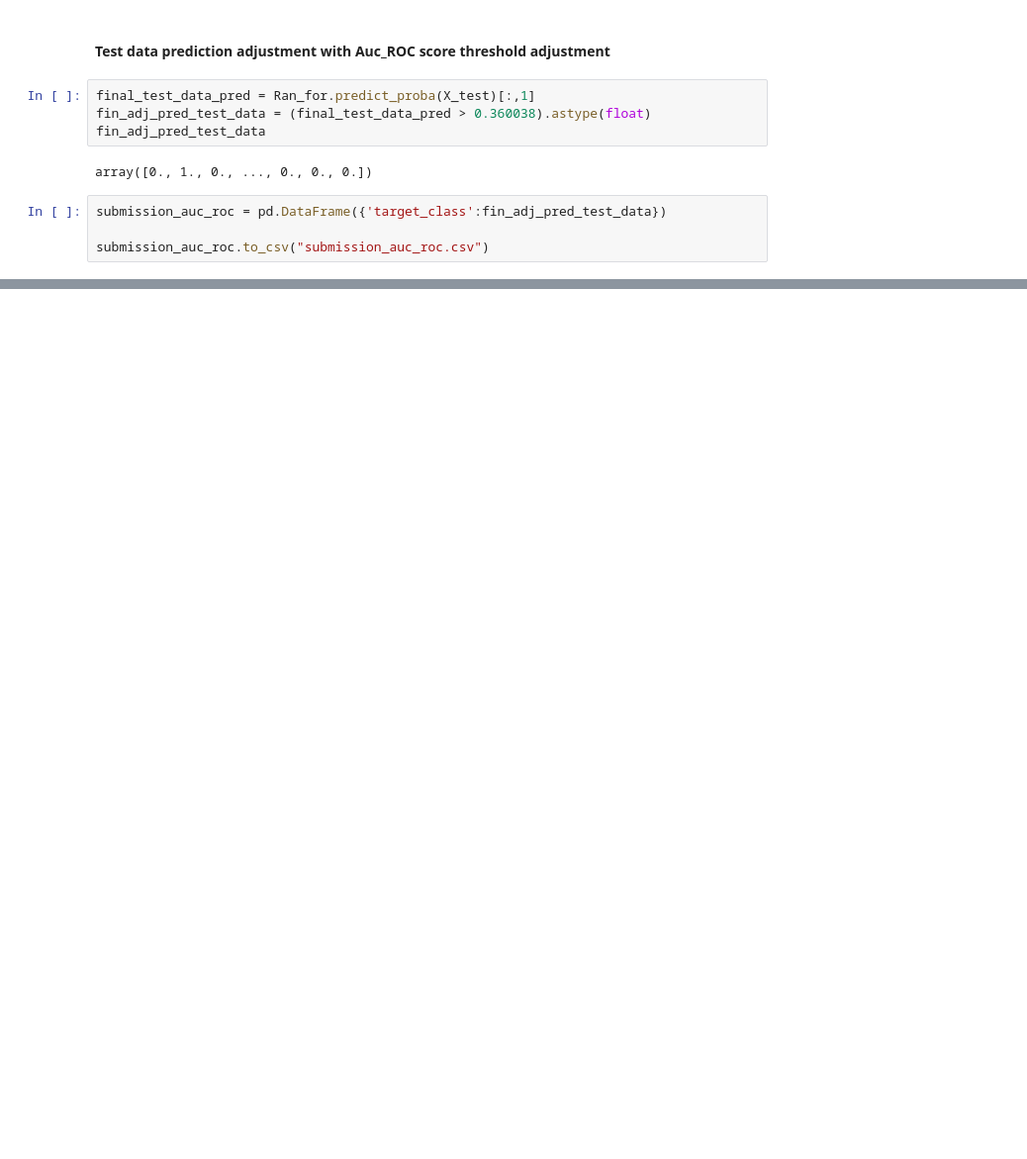
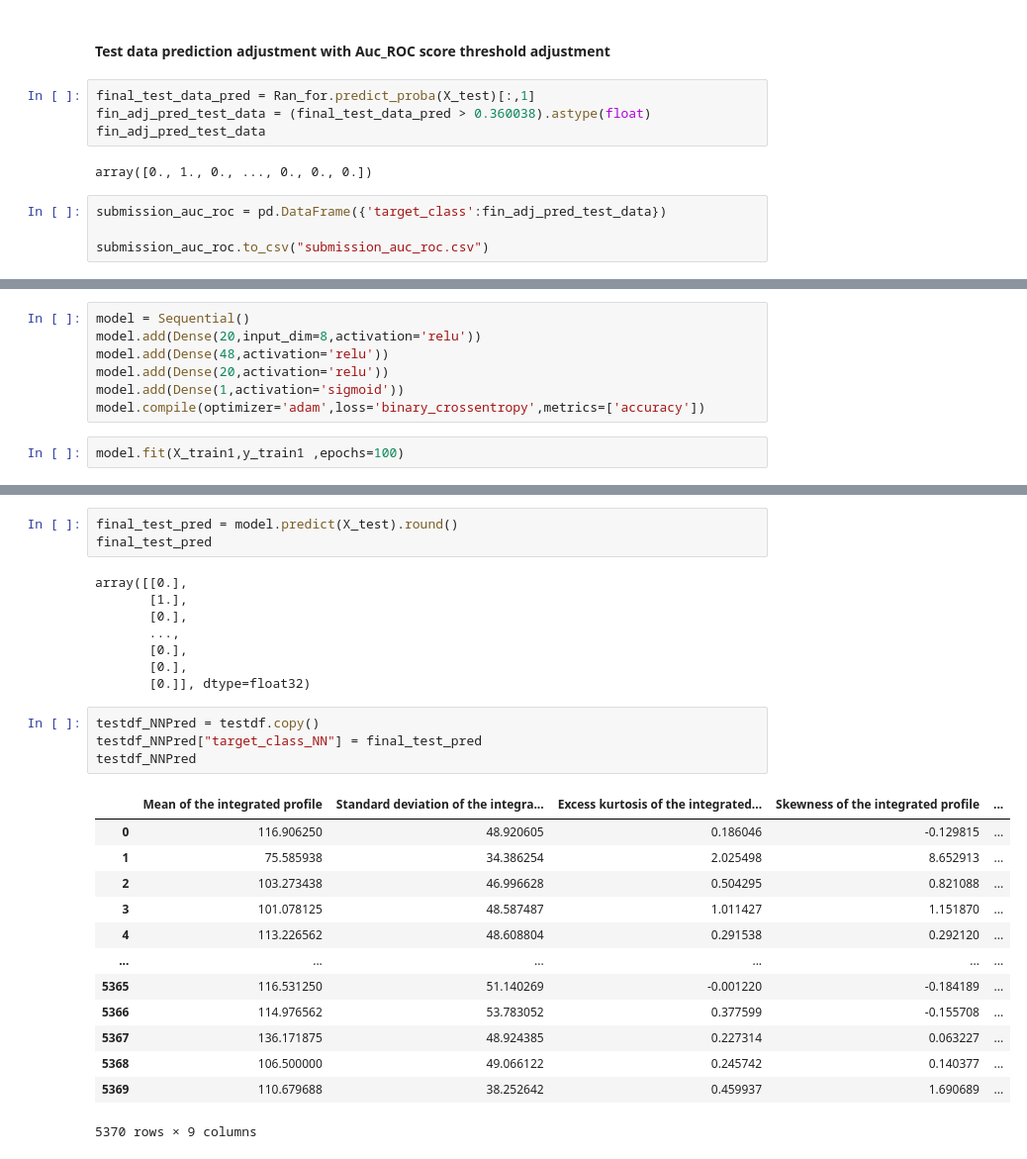
Before and after one commit to Nextgen-AI-solutions/Kaggle_challenges, a Jupyter notebook: pulsar_star_dataset/star.ipynb, the cells around one changed output, grey strips where cells are left out. Shown: that part at 99% size. Cells and saved outputs as stored; diff of their text form; blank space fills up the shorter version.

```diff
--- a/pulsar_star_dataset/star.ipynb
+++ b/pulsar_star_dataset/star.ipynb
@@ -584,0 +566,9 @@ test_df_adj_pred.head(20)
+# %%
+model = Sequential()
+model.add(Dense(20,input_dim=8,activation='relu'))
+model.add(Dense(48,activation='relu'))
+model.add(Dense(20,activation='relu'))
+model.add(Dense(1,activation='sigmoid'))
+model.compile(optimizer='adam',loss='binary_crossentropy',metrics=['accuracy'])
+# %%
+model.fit(X_train1,y_train1 ,epochs=100)
@@ -584,0 +608,29 @@ test_df_adj_pred.head(20)
+# %%
+final_test_pred = model.predict(X_test).round()
+final_test_pred
+# %% [output]
+array([[0.],
+       [1.],
+       [0.],
+       ...,
+       [0.],
+       [0.],
+       [0.]], dtype=float32)
+# %%
+testdf_NNPred = testdf.copy()
+testdf_NNPred["target_class_NN"] = final_test_pred
+testdf_NNPred
+# %% [output]
+|  | Mean of the integrated profile | Standard deviation of the integra... | Excess kurtosis of the integrated... | Skewness of the integrated profile | ... |
+| 0 | 116.906250 | 48.920605 | 0.186046 | -0.129815 | ... |
+| 1 | 75.585938 | 34.386254 | 2.025498 | 8.652913 | ... |
+| 2 | 103.273438 | 46.996628 | 0.504295 | 0.821088 | ... |
+| 3 | 101.078125 | 48.587487 | 1.011427 | 1.151870 | ... |
+| 4 | 113.226562 | 48.608804 | 0.291538 | 0.292120 | ... |
+| ... | ... | ... | ... | ... | ... |
+| 5365 | 116.531250 | 51.140269 | -0.001220 | -0.184189 | ... |
+| 5366 | 114.976562 | 53.783052 | 0.377599 | -0.155708 | ... |
+| 5367 | 136.171875 | 48.924385 | 0.227314 | 0.063227 | ... |
+| 5368 | 106.500000 | 49.066122 | 0.245742 | 0.140377 | ... |
+| 5369 | 110.679688 | 38.252642 | 0.459937 | 1.690689 | ... |
+5370 rows × 9 columns
```
Also changed, not shown: parts of 17 cells of this notebook.
